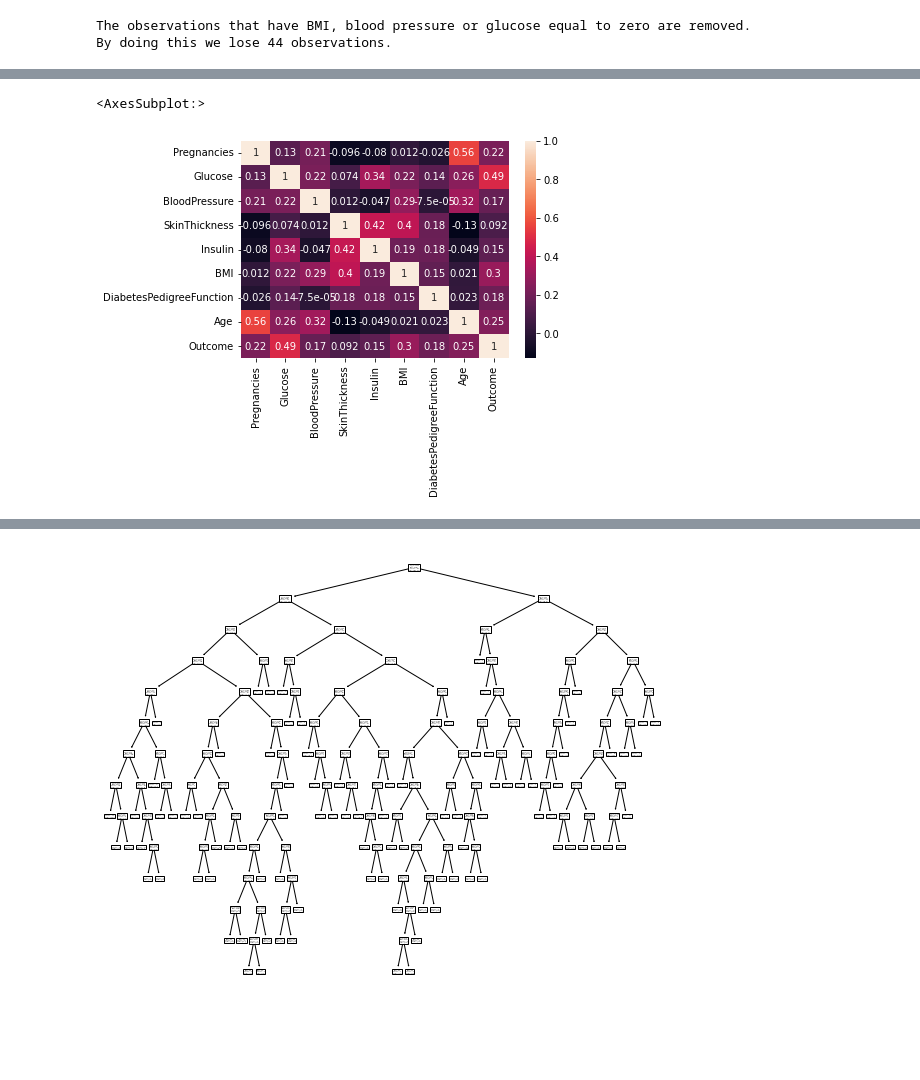
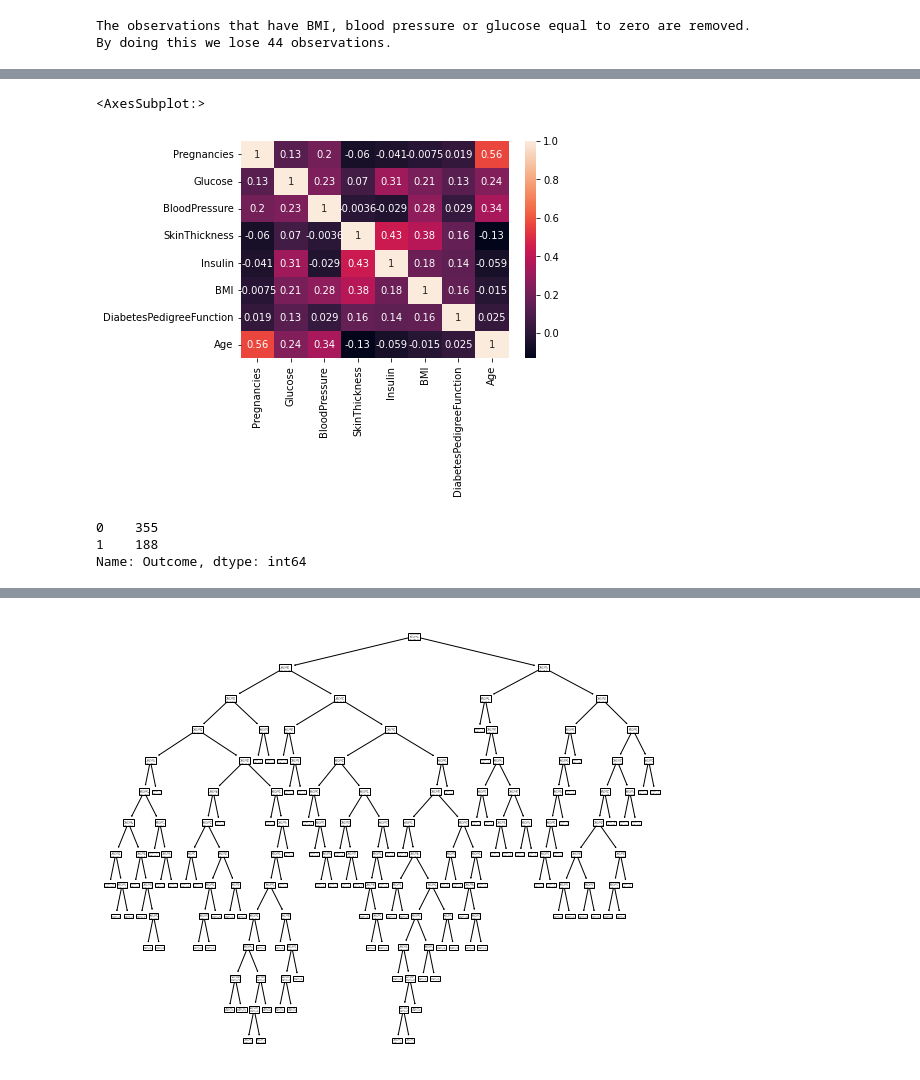
Before and after one commit to abaron32/Decision-Tree-Project-Tutorial, a Jupyter notebook: src/explore.ipynb, the cells around one changed output, grey strips where cells are left out. Saved outputs shown, nothing was run; the diff lists cells and outputs as text; code cells hidden in the pictures; blank space fills up the shorter version.

```diff
--- a/src/explore.ipynb
+++ b/src/explore.ipynb
@@ -143,0 +106,9 @@ plt.show()
+# %%
+df = df_filter.copy()
+# %%
+# Split the dataset so to avoid bias
+
+X = df.drop('Outcome', axis=1)
+y = df['Outcome']
+
+X_train, X_test, y_train, y_test = train_test_split(X, y, random_state=28)
@@ -144,5 +193,5 @@ plt.show()
 # %%
-sns.heatmap(df_filter.corr(),annot=True)
+sns.heatmap(X_train.corr(),annot=True)
 # %% [output]
 <AxesSubplot:>
-[figure, old version]
+[figure, new version]
@@ -152,0 +198,8 @@ X_train, X_test, y_train, y_test = train_test_split(X, y, random_state=34)
+# %%
+# Target variable
+
+df_train['Outcome'].value_counts()
+# %% [output]
+0    355
+1    188
+Name: Outcome, dtype: int64
```
Also changed, not shown: parts of 26 cells of this notebook.
